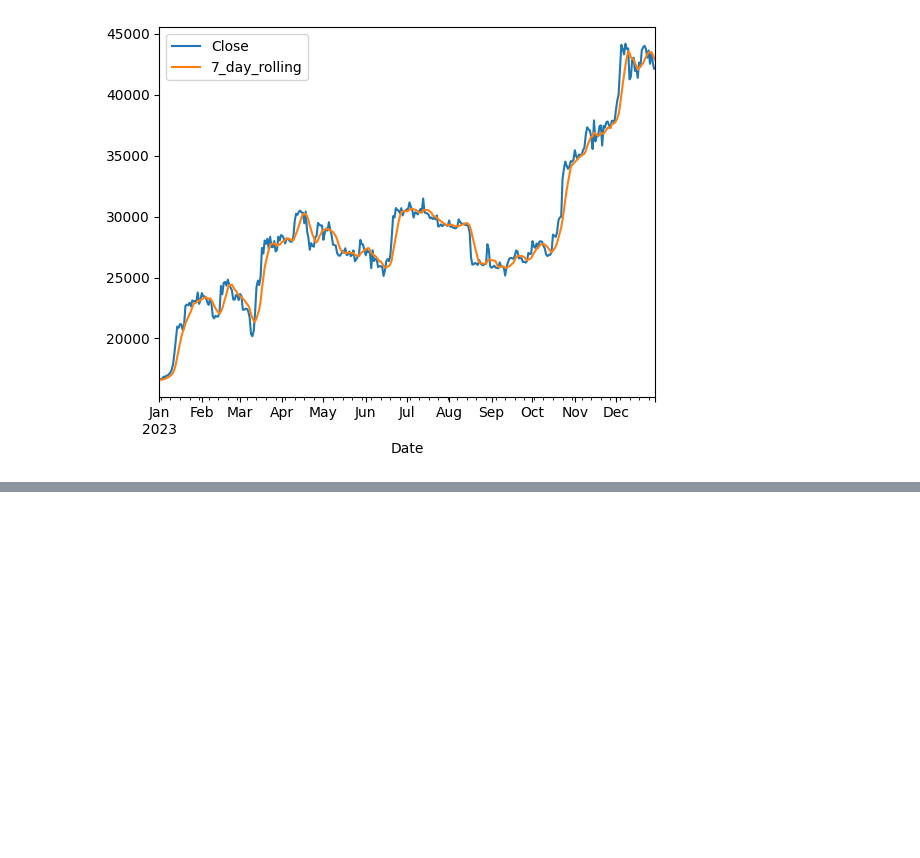
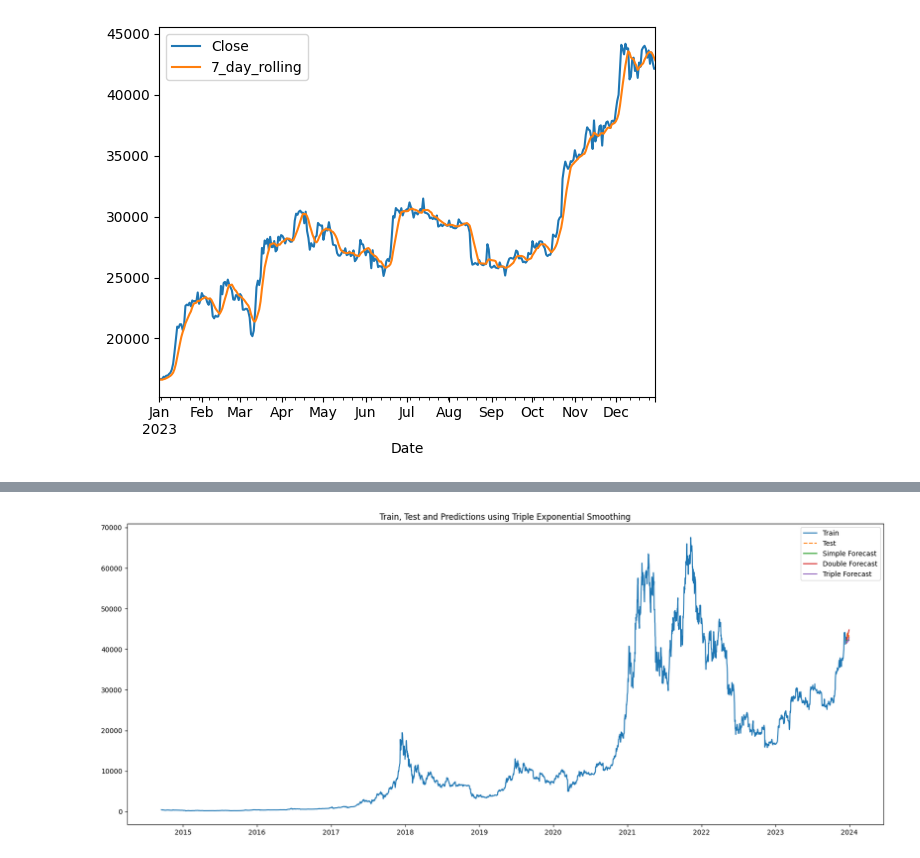
Before and after one commit to siddsahu17/Python-Data-Visualization, a Jupyter notebook: caching/bitcoin_cache.ipynb, the cells around one changed output, grey strips where cells are left out. Saved outputs shown, nothing was run; the diff lists cells and outputs as text; code cells hidden in the pictures; blank space fills up the shorter version.

```diff
--- a/caching/bitcoin_cache.ipynb
+++ b/caching/bitcoin_cache.ipynb
@@ -43,0 +64,36 @@ plt.show()
+# %%
+# Training and Testing Split
+periods = 13
+train, test = df.iloc[:-periods,0], df.iloc[-periods:,0]
+# %%
+# plot training test and forecast
+plt.figure(figsize=(20,8))
+
+# Simple Exponential Smoothing Model and Prediction
+model_simple = SimpleExpSmoothing(train).fit()
+simple_predictions = model_simple.forecast(len(test))
+
+# Double Exponential Smoothing Model and Prediction
+model_double = ExponentialSmoothing(train,
+                                    trend='mul',
+                                    seasonal=None).fit()
+predictions_double = model_double.forecast(len(test))
+
+# Triple Exponential Smoothing Model and Prediction
+model_triple = ExponentialSmoothing(train,
+                                    trend='add',
+                                    seasonal='mul',
+                                    seasonal_periods=52).fit()
+predictions_triple = model_triple.forecast(len(test))
+
+plt.plot(train, label='Train')
+plt.plot(test, label='Test', linestyle = '--')
+plt.plot(simple_predictions, label='Simple Forecast')
+plt.plot(predictions_double, label='Double Forecast')
+plt.plot(predictions_triple, label='Triple Forecast')
+plt.legend()
+plt.title("Train, Test and Predictions using Triple Exponential Smoothing")
+
+plt.show()
+# %% [output]
+[figure, added]
```
Also changed, not shown: parts of 5 cells of this notebook, 2 other files.
